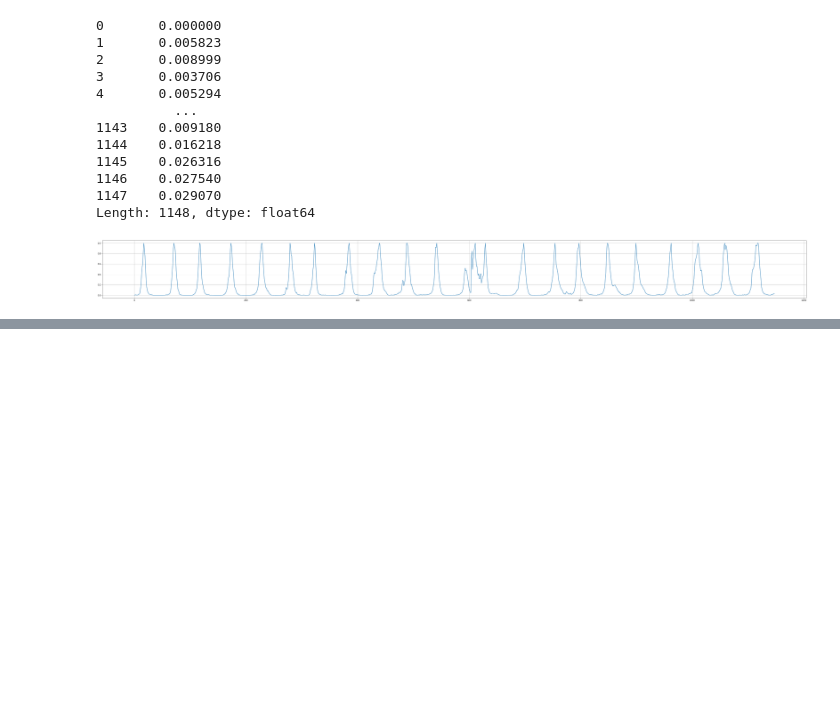
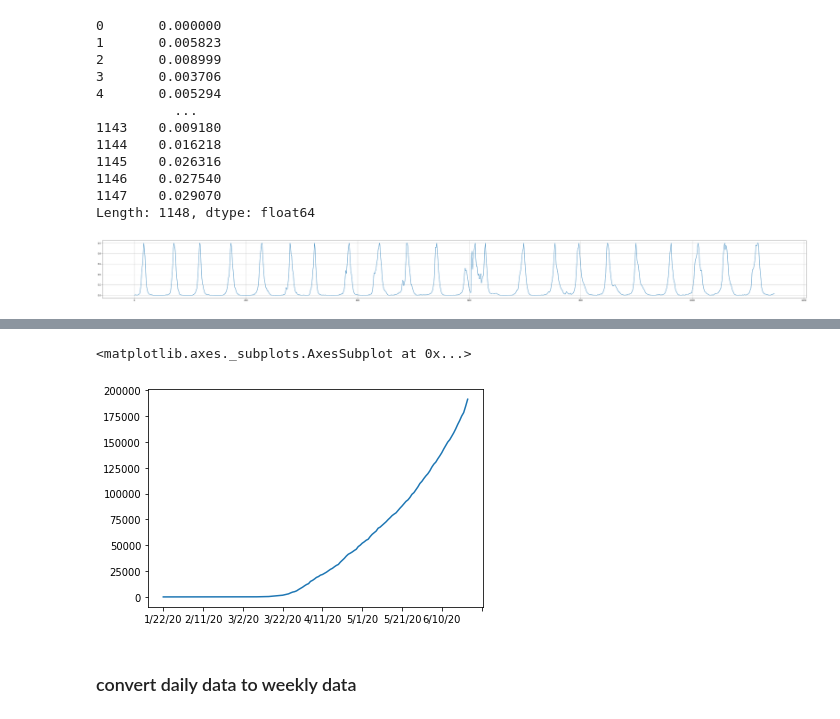
Before and after one commit to tamjazad/ml-covid19, a Jupyter notebook: flu-trained-models/cali_flu_temp_nextWed.ipynb, the cells around one changed output, grey strips where cells are left out. Saved outputs shown, nothing was run; the diff lists cells and outputs as text; code cells hidden in the pictures; blank space fills up the shorter version.

Commit message:
extracted ny and cali case data, both look really interesting

```diff
--- a/flu-trained-models/cali_flu_temp_nextWed.ipynb
+++ b/flu-trained-models/cali_flu_temp_nextWed.ipynb
@@ -101,0 +120,2 @@ Length: 1148, dtype: float64
+# %%
+covid_df = pd.read_csv(datapath)
@@ -101,0 +138,13 @@ Length: 1148, dtype: float64
+# %%
+cali_data = covid_df.loc[covid_df["Province_State"] == "California"]
+# %%
+cali_cases = cali_data.iloc[:,11:]
+# %%
+cali_cases_total = cali_cases.sum(axis=0)
+# %%
+cali_cases_total.plot()
+# %% [output]
+<matplotlib.axes._subplots.AxesSubplot at 0x...>
+[figure, added]
+# %% [markdown]
+### convert daily data to weekly data
```
Also changed, not shown: parts of 11 cells of this notebook, 1 other file.
